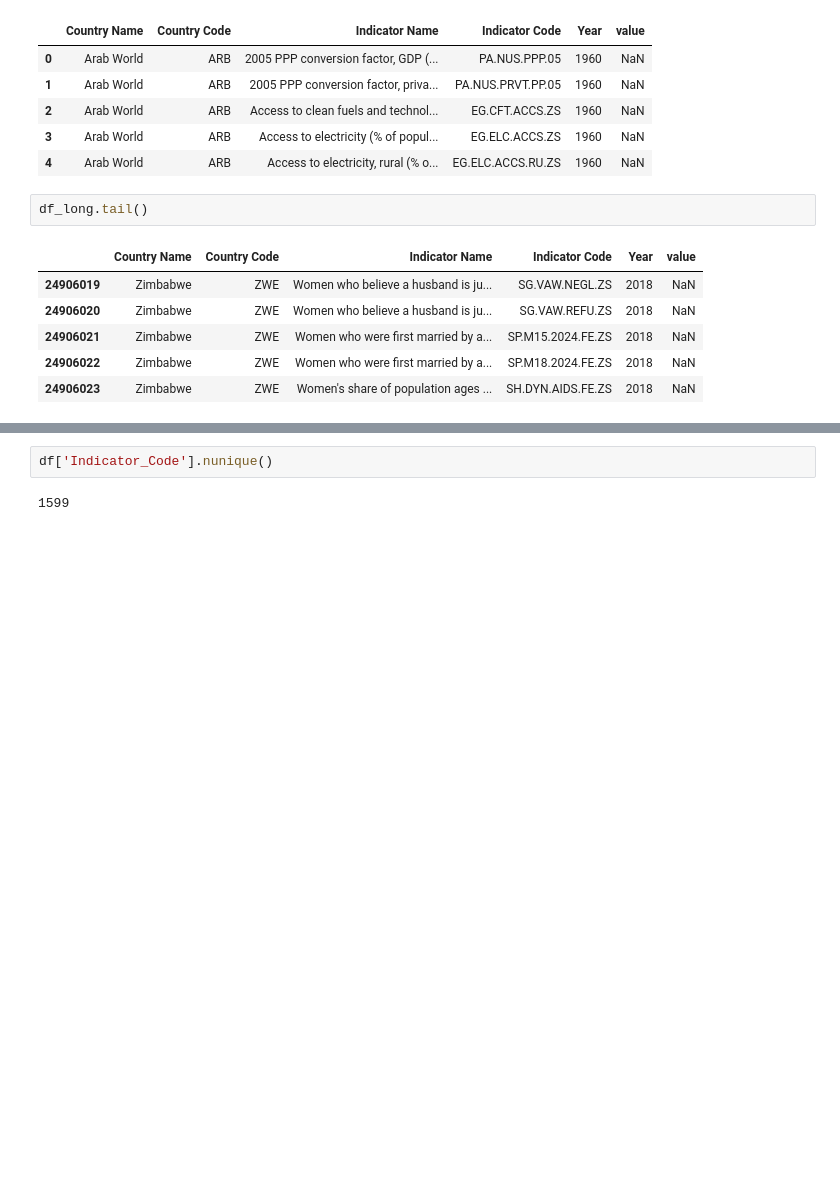
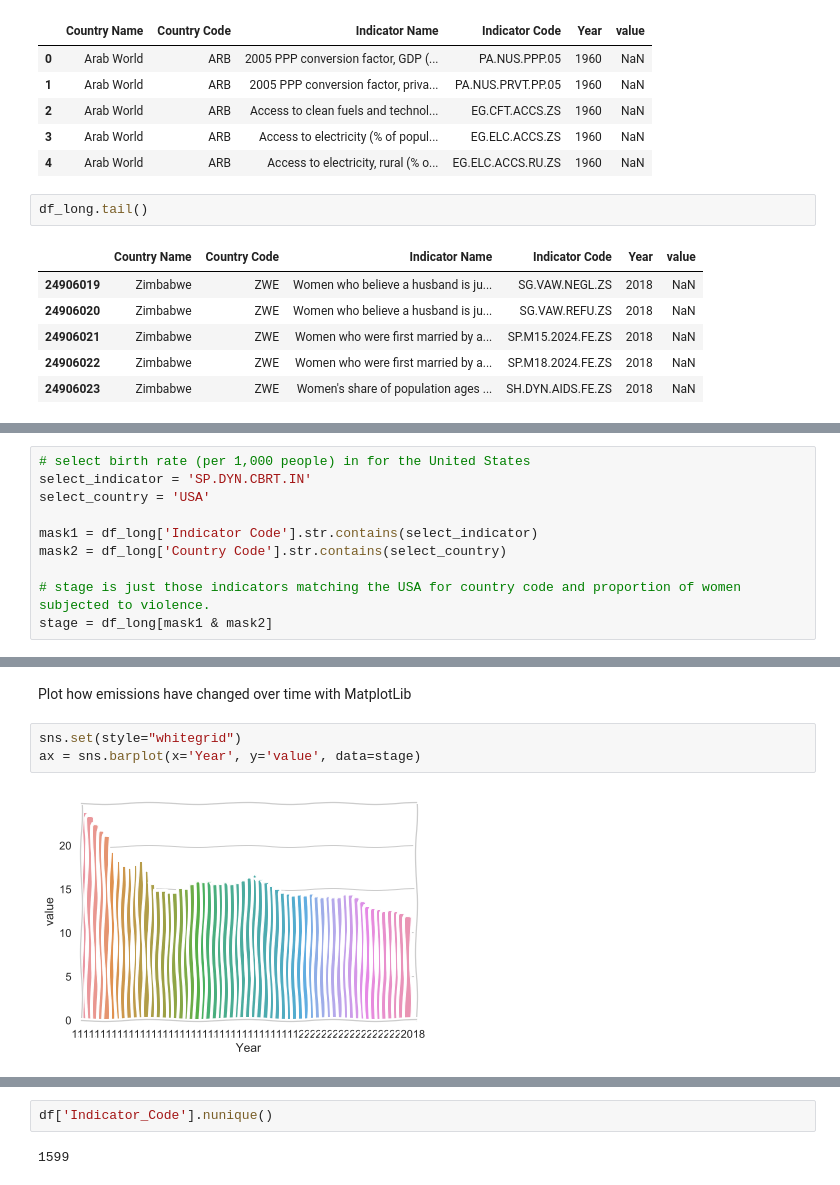
Before and after one commit to taramullin/Capstone, a Jupyter notebook: Capstone - Development Indicators.ipynb, the cells around one changed output, grey strips where cells are left out. Drawn from its saved outputs; the diff is of its cells as text; blank space fills up the shorter version.

```diff
--- a/Capstone - Development Indicators.ipynb
+++ b/Capstone - Development Indicators.ipynb
@@ -85,0 +83,10 @@ df.columns = [column.replace(" ", "_") for column in df.columns]
+# %%
+# select birth rate (per 1,000 people) in for the United States
+select_indicator = 'SP.DYN.CBRT.IN'
+select_country = 'USA'
+
+mask1 = df_long['Indicator Code'].str.contains(select_indicator)
+mask2 = df_long['Country Code'].str.contains(select_country)
+
+# stage is just those indicators matching the USA for country code and proportion of women subjected to violence.
+stage = df_long[mask1 & mask2]
@@ -85,0 +102,7 @@ df.columns = [column.replace(" ", "_") for column in df.columns]
+# %% [markdown]
+Plot how emissions have changed over time with MatplotLib
+# %%
+sns.set(style="whitegrid")
+ax = sns.barplot(x='Year', y='value', data=stage)
+# %% [output]
+[figure, added]
```
Also changed, not shown: parts of 29 cells of this notebook.
